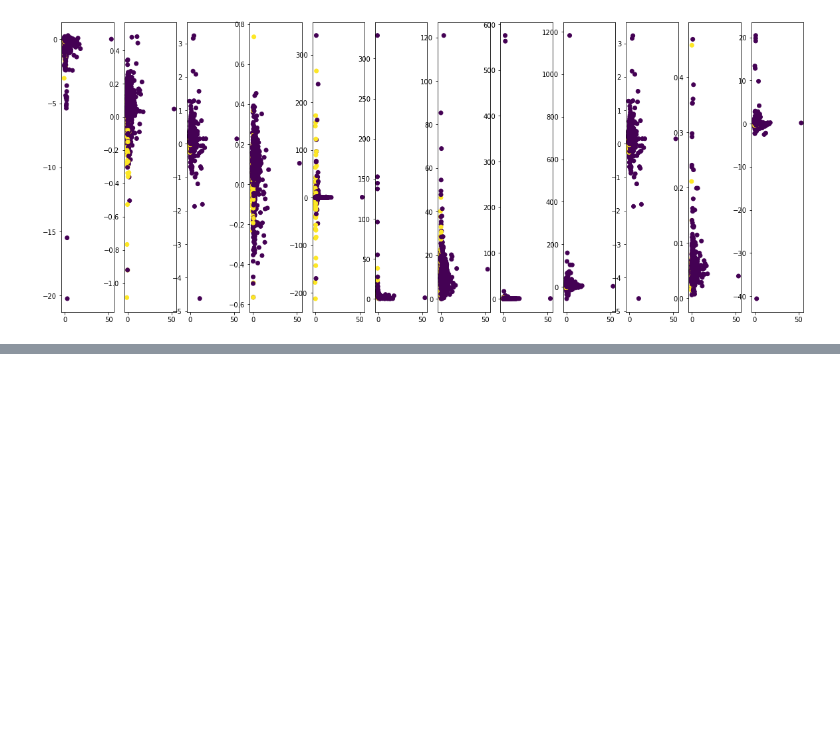
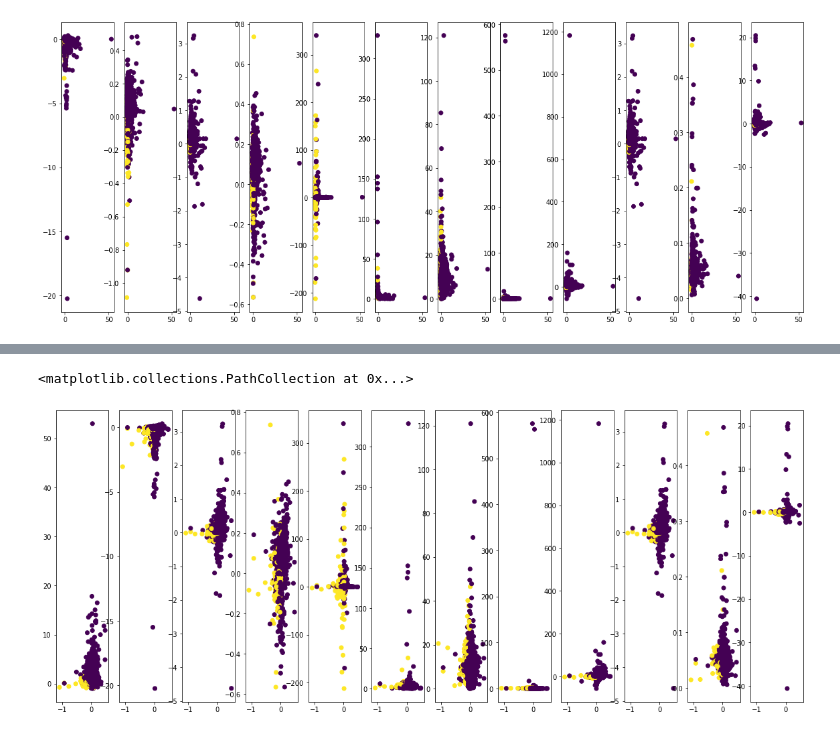
Before and after one commit to Dailymidget/CS490KaggleProject, a Jupyter notebook: Graphing.ipynb, the cells around one changed output, grey strips where cells are left out. Saved outputs shown, nothing was run; the diff lists cells and outputs as text; code cells hidden in the pictures; blank space fills up the shorter version.

```diff
--- a/Graphing.ipynb
+++ b/Graphing.ipynb
@@ -476,0 +495,19 @@ ax[11].scatter(xTrainNetWork[:,0], xTrainNetWork[:,12], c=yTrainDist)
+# %%
+f, ax = plt.subplots(1,12, figsize=[20,8]) # current ratio is very interesting with the features listed!
+xTrainNetWork = xTrain[:,[8, 10, 11, 17, 18, 22, 23, 26, 27, 28, 29, 32, 33 ]] # This represent the data in list of interesting features
+# Checking the relationship between the current ratio and the rest of the features
+ax[0].scatter(xTrainNetWork[:,2], xTrainNetWork[:,0], c=yTrainDist)
+ax[1].scatter(xTrainNetWork[:,2], xTrainNetWork[:,1], c=yTrainDist)
+ax[2].scatter(xTrainNetWork[:,2], xTrainNetWork[:,3], c=yTrainDist)
+ax[3].scatter(xTrainNetWork[:,2], xTrainNetWork[:,4], c=yTrainDist)
+ax[4].scatter(xTrainNetWork[:,2], xTrainNetWork[:,5], c=yTrainDist)
+ax[5].scatter(xTrainNetWork[:,2], xTrainNetWork[:,6], c=yTrainDist)
+ax[6].scatter(xTrainNetWork[:,2], xTrainNetWork[:,7], c=yTrainDist)
+ax[7].scatter(xTrainNetWork[:,2], xTrainNetWork[:,8], c=yTrainDist)
+ax[8].scatter(xTrainNetWork[:,2], xTrainNetWork[:,9], c=yTrainDist)
+ax[9].scatter(xTrainNetWork[:,2], xTrainNetWork[:,10], c=yTrainDist)
+ax[10].scatter(xTrainNetWork[:,2], xTrainNetWork[:,11], c=yTrainDist)
+ax[11].scatter(xTrainNetWork[:,2], xTrainNetWork[:,12], c=yTrainDist)
+# %% [output]
+<matplotlib.collections.PathCollection at 0x...>
+[figure, added]
```
Also changed, not shown: parts of 7 cells of this notebook.
